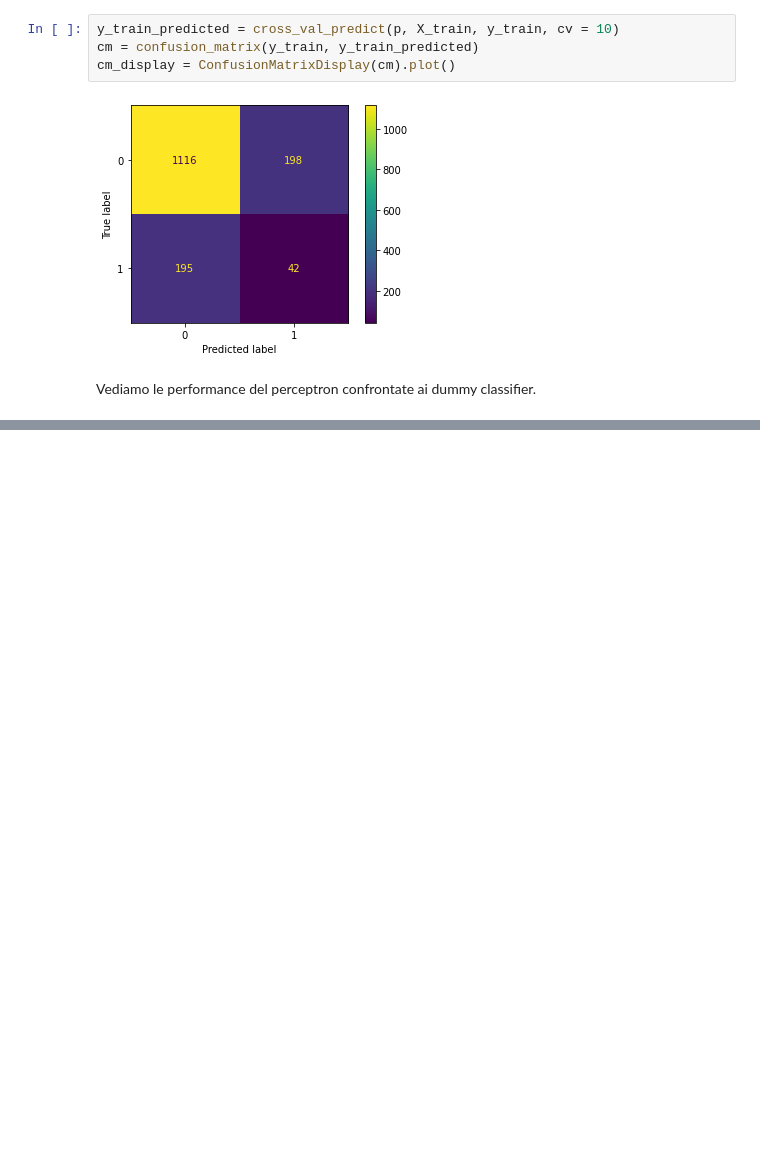
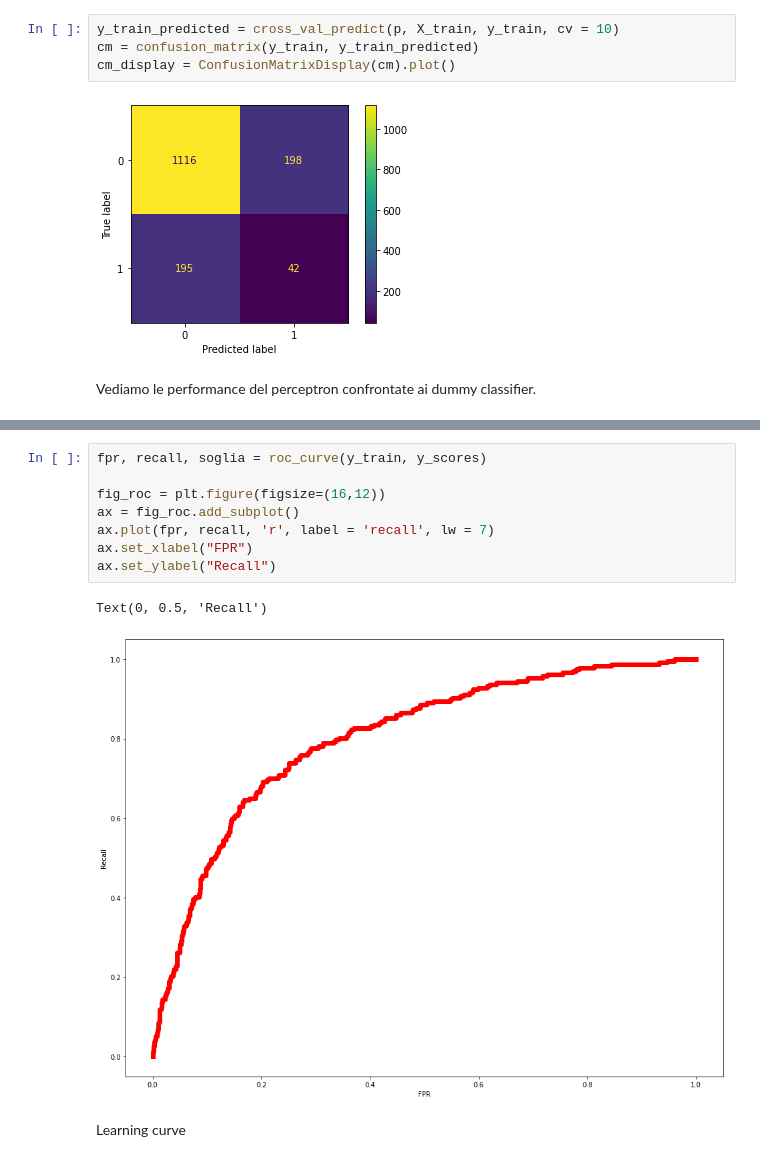
Before and after one commit to remarcoble/ML-marketing-campaign, a Jupyter notebook: main.ipynb, the cells around one changed output, grey strips where cells are left out. Cells and saved outputs as stored; diff of their text form; blank space fills up the shorter version.

```diff
--- a/main.ipynb
+++ b/main.ipynb
@@ -348,0 +376,13 @@ y_scores = cross_val_predict(logit_cls, X_train, y_train, cv = 10, method='decis
+# %%
+fpr, recall, soglia = roc_curve(y_train, y_scores)
+
+fig_roc = plt.figure(figsize=(16,12))
+ax = fig_roc.add_subplot()
+ax.plot(fpr, recall, 'r', label = 'recall', lw = 7)
+ax.set_xlabel("FPR")
+ax.set_ylabel("Recall")
+# %% [output]
+Text(0, 0.5, 'Recall')
+[figure, added]
+# %% [markdown]
+Learning curve
```
Also changed, not shown: parts of 18 cells of this notebook.
